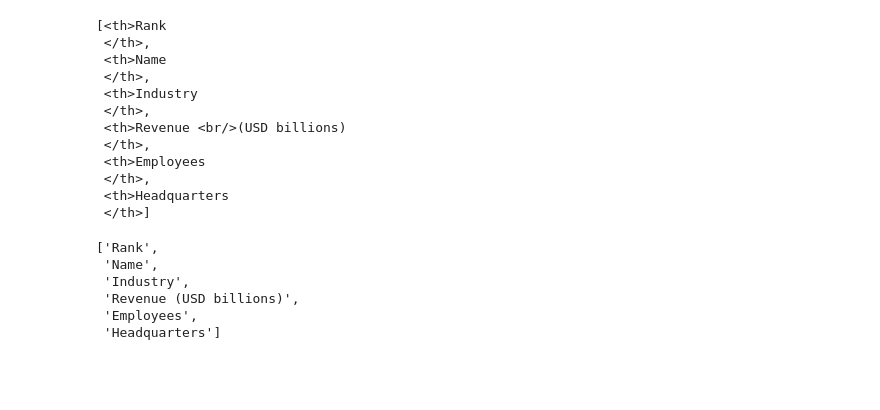
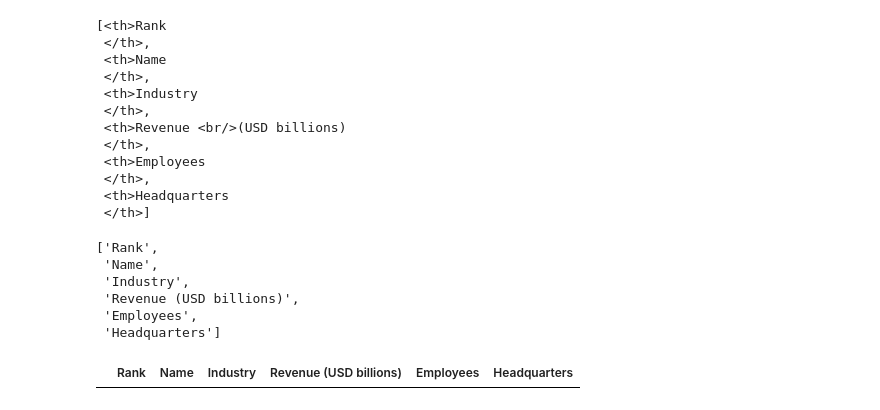
Before and after one commit to Aifedayo/Web-Scraping-with-BS4, a Jupyter notebook: scraper.ipynb, the cells around one changed output. Saved outputs shown, nothing was run; the diff lists cells and outputs as text; code cells hidden in the pictures; blank space fills up the shorter version.

Commit message:
BS4 with wiki pages on usa company revenues

```diff
--- a/scraper.ipynb
+++ b/scraper.ipynb
@@ -78,0 +81,4 @@ world_table_titles
+# %%
+pd.DataFrame(columns=world_table_titles)
+# %% [output]
+|  | Rank | Name | Industry | Revenue (USD billions) | Employees | Headquarters |
```
Also changed, not shown: parts of 1 cell of this notebook.
